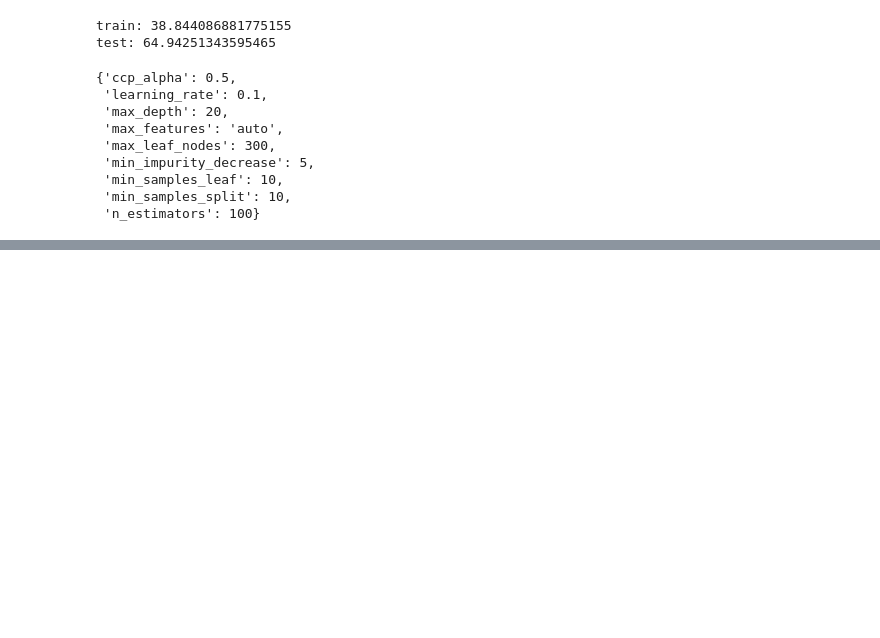
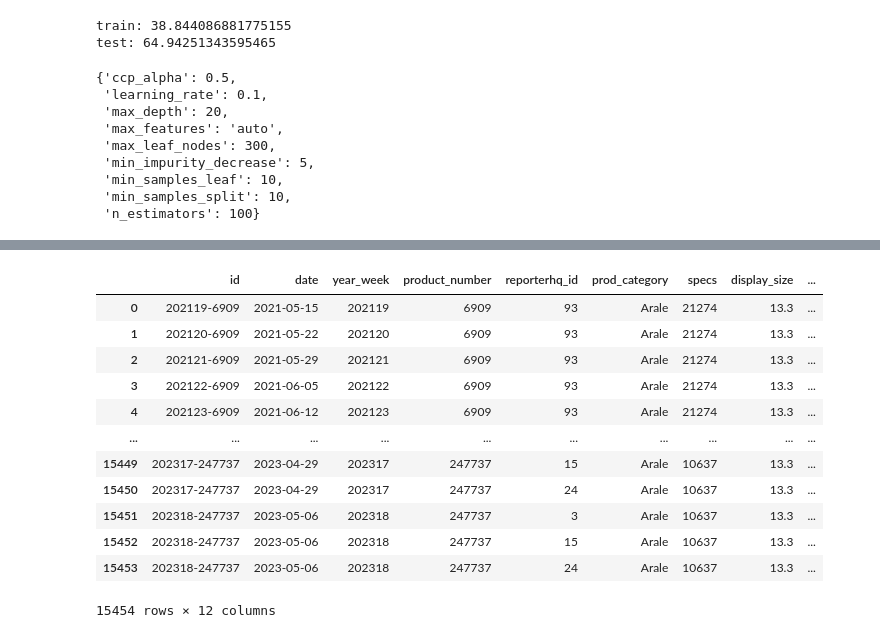
Before and after one commit to Bycarkos/HackUpc23, a Jupyter notebook: HP/nb/HP_autoencoders_xgboost.ipynb, the cells around one changed output, grey strips where cells are left out. Saved outputs shown, nothing was run; the diff lists cells and outputs as text; code cells hidden in the pictures; blank space fills up the shorter version.

```diff
--- a/HP/nb/HP_autoencoders_xgboost.ipynb
+++ b/HP/nb/HP_autoencoders_xgboost.ipynb
@@ -434,0 +717,16 @@ pickle_file.close()
+# %%
+train_df
+# %% [output]
+|  | id | date | year_week | product_number | reporterhq_id | prod_category | specs | display_size | ... |
+| 0 | 202119-6909 | 2021-05-15 | 202119 | 6909 | 93 | Arale | 21274 | 13.3 | ... |
+| 1 | 202120-6909 | 2021-05-22 | 202120 | 6909 | 93 | Arale | 21274 | 13.3 | ... |
+| 2 | 202121-6909 | 2021-05-29 | 202121 | 6909 | 93 | Arale | 21274 | 13.3 | ... |
+| 3 | 202122-6909 | 2021-06-05 | 202122 | 6909 | 93 | Arale | 21274 | 13.3 | ... |
+| 4 | 202123-6909 | 2021-06-12 | 202123 | 6909 | 93 | Arale | 21274 | 13.3 | ... |
+| ... | ... | ... | ... | ... | ... | ... | ... | ... | ... |
+| 15449 | 202317-247737 | 2023-04-29 | 202317 | 247737 | 15 | Arale | 10637 | 13.3 | ... |
+| 15450 | 202317-247737 | 2023-04-29 | 202317 | 247737 | 24 | Arale | 10637 | 13.3 | ... |
+| 15451 | 202318-247737 | 2023-05-06 | 202318 | 247737 | 3 | Arale | 10637 | 13.3 | ... |
+| 15452 | 202318-247737 | 2023-05-06 | 202318 | 247737 | 15 | Arale | 10637 | 13.3 | ... |
+| 15453 | 202318-247737 | 2023-05-06 | 202318 | 247737 | 24 | Arale | 10637 | 13.3 | ... |
+15454 rows × 12 columns
```
Also changed, not shown: parts of 37 cells of this notebook.
